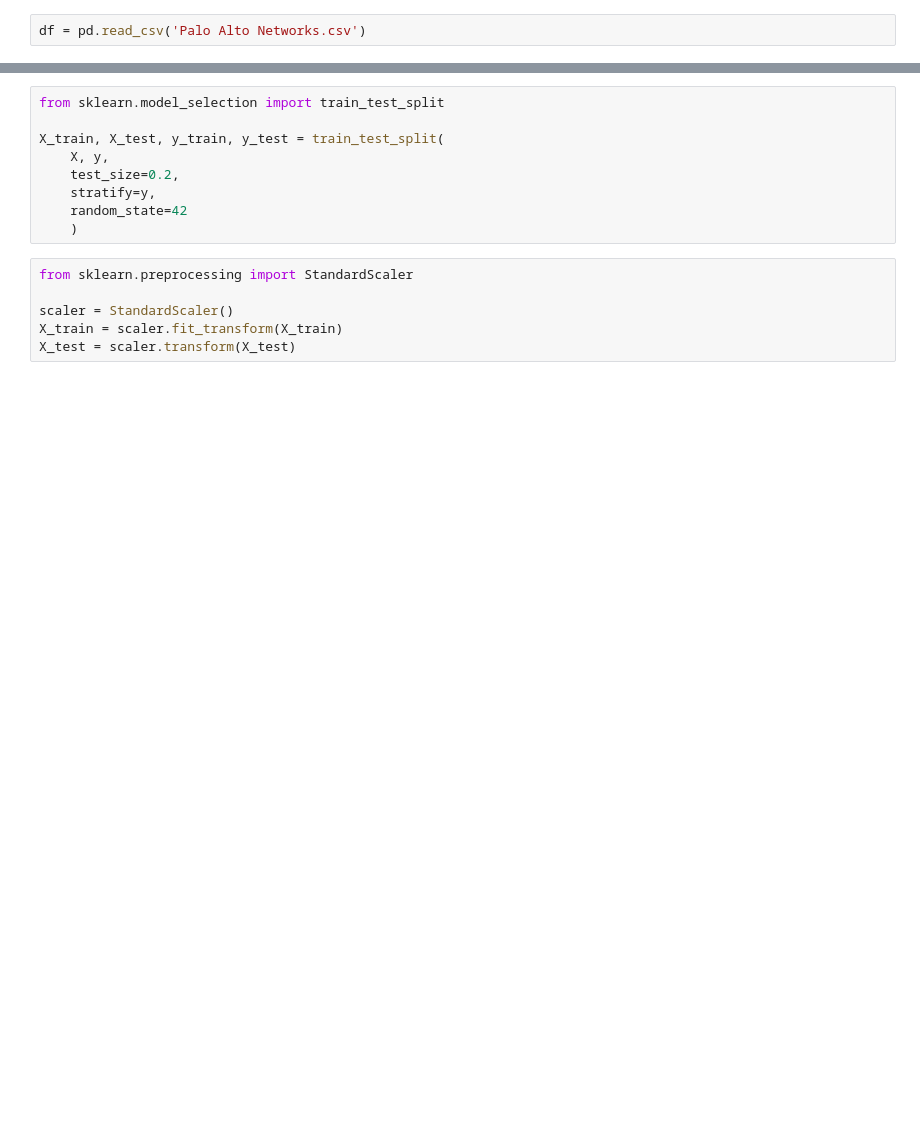
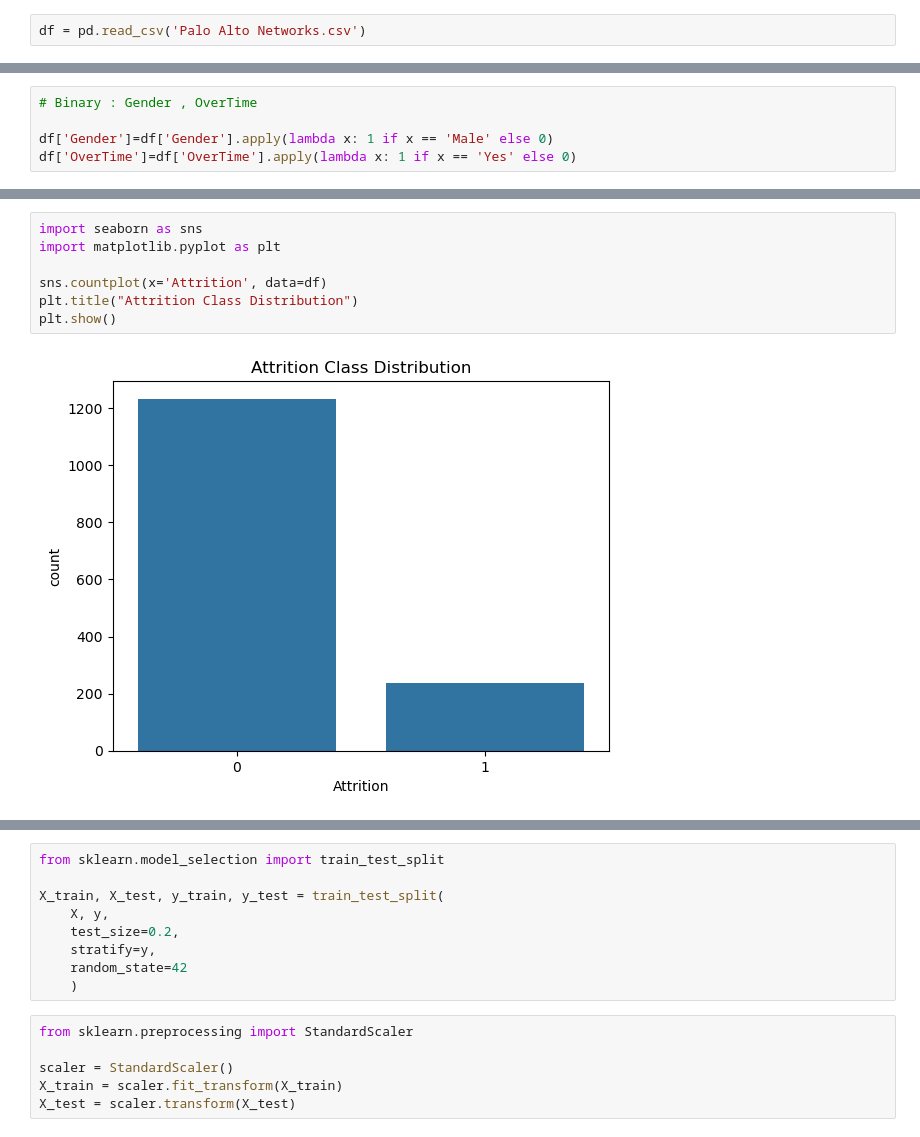
Before and after one commit to Nishit26Khandhar/Employee_Attrition_Prediction, a Jupyter notebook: notebook/data/model_Training.ipynb, the cells around one changed output, grey strips where cells are left out. Cells and saved outputs as stored; diff of their text form; blank space fills up the shorter version.

```diff
--- a/notebook/data/model_Training.ipynb
+++ b/notebook/data/model_Training.ipynb
@@ -53,0 +42,5 @@ df['WorkloadStress'] = ((df['OverTime'] == 1) & (df['WorkLifeBalance'] <= 2)).as
+# %%
+# Binary : Gender , OverTime
+
+df['Gender']=df['Gender'].apply(lambda x: 1 if x == 'Male' else 0)
+df['OverTime']=df['OverTime'].apply(lambda x: 1 if x == 'Yes' else 0)
@@ -53,0 +130,9 @@ df['WorkloadStress'] = ((df['OverTime'] == 1) & (df['WorkLifeBalance'] <= 2)).as
+# %%
+import seaborn as sns
+import matplotlib.pyplot as plt
+
+sns.countplot(x='Attrition', data=df)
+plt.title("Attrition Class Distribution")
+plt.show()
+# %% [output]
+[figure, added]
```
Also changed, not shown: parts of 39 cells of this notebook, 24 other files.
